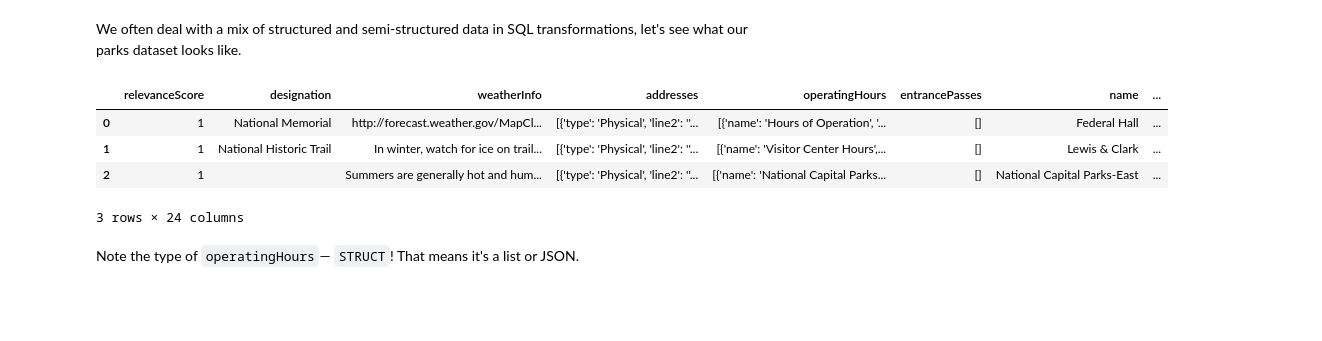
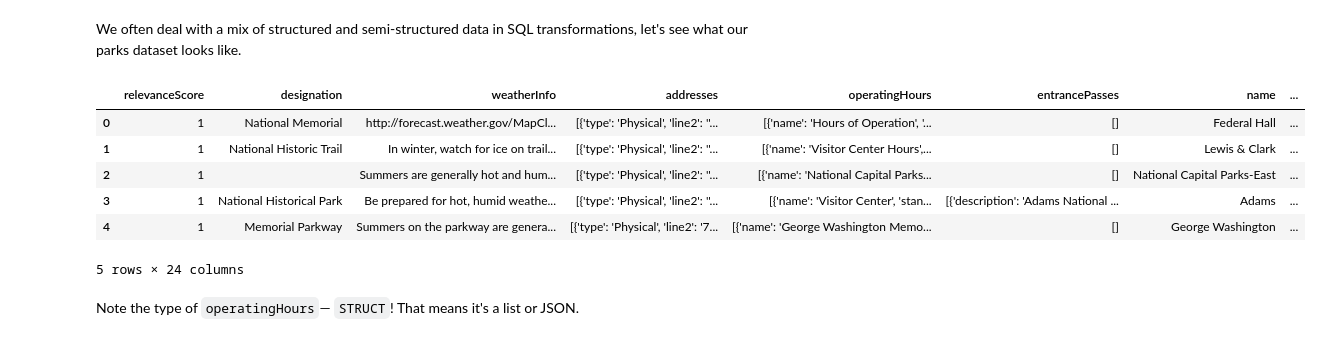
Before and after one commit to JeffWilliams2/fundamentals-of-data-transformation-4554074, a Jupyter notebook: course/02-sql/lessons/02-wrangling-unstructured-data.ipynb, the cells around one changed output. Cells and saved outputs as stored; diff of their text form; code cells hidden in the pictures; blank space fills up the shorter version.

```diff
--- a/course/02-sql/lessons/02-wrangling-unstructured-data.ipynb
+++ b/course/02-sql/lessons/02-wrangling-unstructured-data.ipynb
@@ -26,13 +26,15 @@ Settings changed:
 We often deal with a mix of structured and semi-structured data in SQL transformations, let's see what our parks dataset looks like.
 # %%
 %%sql
-SELECT * FROM nps_public_data.parks LIMIT 3
+SELECT * FROM nps_public_data.parks LIMIT 5
 # %% [output]
 |  | relevanceScore | designation | weatherInfo | addresses | operatingHours | entrancePasses | name | ... |
 | 0 | 1 | National Memorial | http://forecast.weather.gov/MapCl... | [{'type': 'Physical', 'line2': ''... | [{'name': 'Hours of Operation', '... | [] | Federal Hall | ... |
 | 1 | 1 | National Historic Trail | In winter, watch for ice on trail... | [{'type': 'Physical', 'line2': ''... | [{'name': 'Visitor Center Hours',... | [] | Lewis & Clark | ... |
 | 2 | 1 |  | Summers are generally hot and hum... | [{'type': 'Physical', 'line2': ''... | [{'name': 'National Capital Parks... | [] | National Capital Parks-East | ... |
+| 3 | 1 | National Historical Park | Be prepared for hot, humid weathe... | [{'type': 'Physical', 'line2': ''... | [{'name': 'Visitor Center', 'stan... | [{'description': 'Adams National ... | Adams | ... |
+| 4 | 1 | Memorial Parkway | Summers on the parkway are genera... | [{'type': 'Physical', 'line2': '7... | [{'name': 'George Washington Memo... | [] | George Washington | ... |
-3 rows × 24 columns
+5 rows × 24 columns
 # %% [markdown]
 Note the type of `operatingHours`— `STRUCT`! That means it's a list or JSON.
 # %%
```
Also changed, not shown: parts of 1 cell of this notebook, 1 other file.
